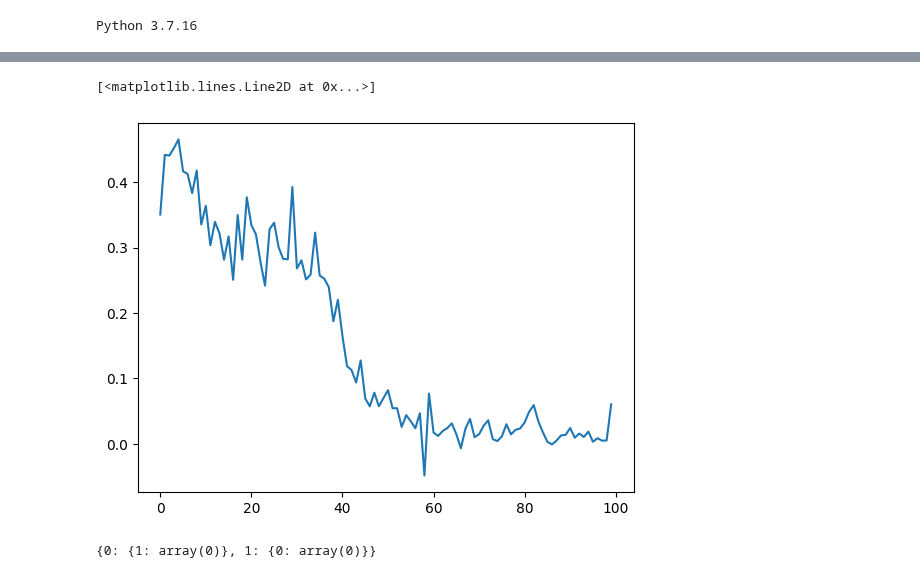
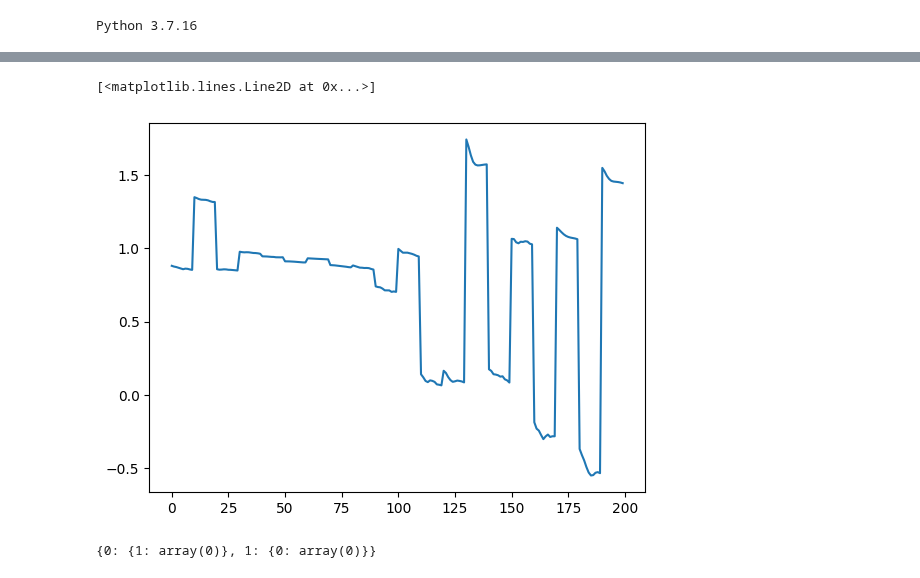
Before and after one commit to i4ata/BScProject, a Jupyter notebook: ppo_negotiation_rec/PPO_negotiation_tryouts.ipynb, the cells around one changed output, grey strips where cells are left out. Drawn from its saved outputs; the diff is of its cells as text; code cells hidden in the pictures.

Commit message:
bug fix in negotiation

```diff
--- a/ppo_negotiation_rec/PPO_negotiation_tryouts.ipynb
+++ b/ppo_negotiation_rec/PPO_negotiation_tryouts.ipynb
@@ -259,8 +156,8 @@ for epoch in tqdm(range(10)):
 # %%
-plt.plot(np.array(agents[1].nets['activityNet'].loss_collection).reshape(100, -1).mean(axis = 1))
+plt.plot(agents[1].nets['negotiationNet'].loss_collection)
 # %% [output]
 [<matplotlib.lines.Line2D at 0x...>]
-[figure, old version]
+[figure, new version]
 # %%
 envs[0].decisions
 # %% [output]
```
Also changed, not shown: parts of 1 cell of this notebook, 1 other file.
